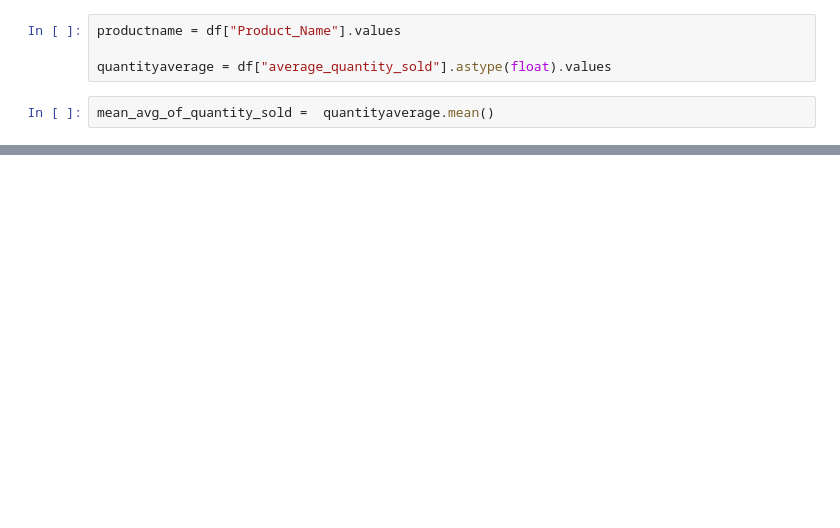
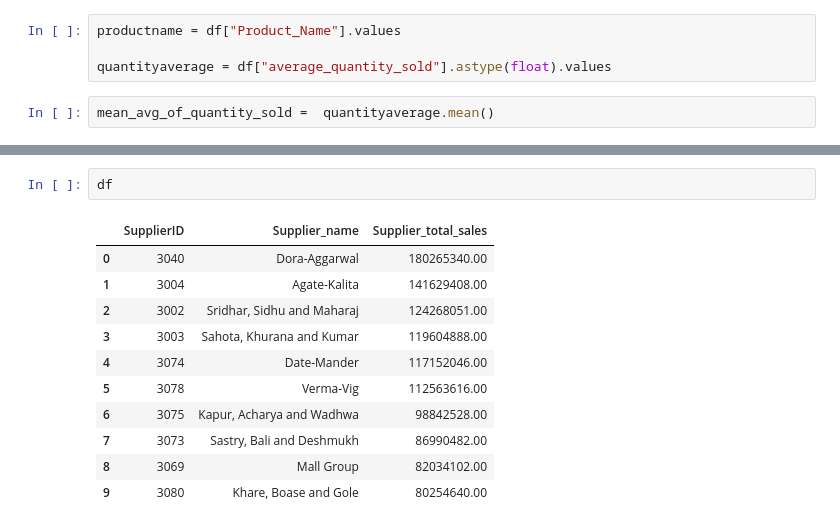
Before and after one commit to Anikaitmalik/Swift_market_data_analysis, a Jupyter notebook: swiftmarket.ipynb, the cells around one changed output, grey strips where cells are left out. Cells and saved outputs as stored; diff of their text form; blank space fills up the shorter version.

```diff
--- a/swiftmarket.ipynb
+++ b/swiftmarket.ipynb
@@ -617,0 +631,14 @@ plt.grid(axis='both',ls='dotted',lw=1)
+# %%
+df
+# %% [output]
+|  | SupplierID | Supplier_name | Supplier_total_sales |
+| 0 | 3040 | Dora-Aggarwal | 180265340.00 |
+| 1 | 3004 | Agate-Kalita | 141629408.00 |
+| 2 | 3002 | Sridhar, Sidhu and Maharaj | 124268051.00 |
+| 3 | 3003 | Sahota, Khurana and Kumar | 119604888.00 |
+| 4 | 3074 | Date-Mander | 117152046.00 |
+| 5 | 3078 | Verma-Vig | 112563616.00 |
+| 6 | 3075 | Kapur, Acharya and Wadhwa | 98842528.00 |
+| 7 | 3073 | Sastry, Bali and Deshmukh | 86990482.00 |
+| 8 | 3069 | Mall Group | 82034102.00 |
+| 9 | 3080 | Khare, Boase and Gole | 80254640.00 |
```
Also changed, not shown: parts of 9 cells of this notebook.
